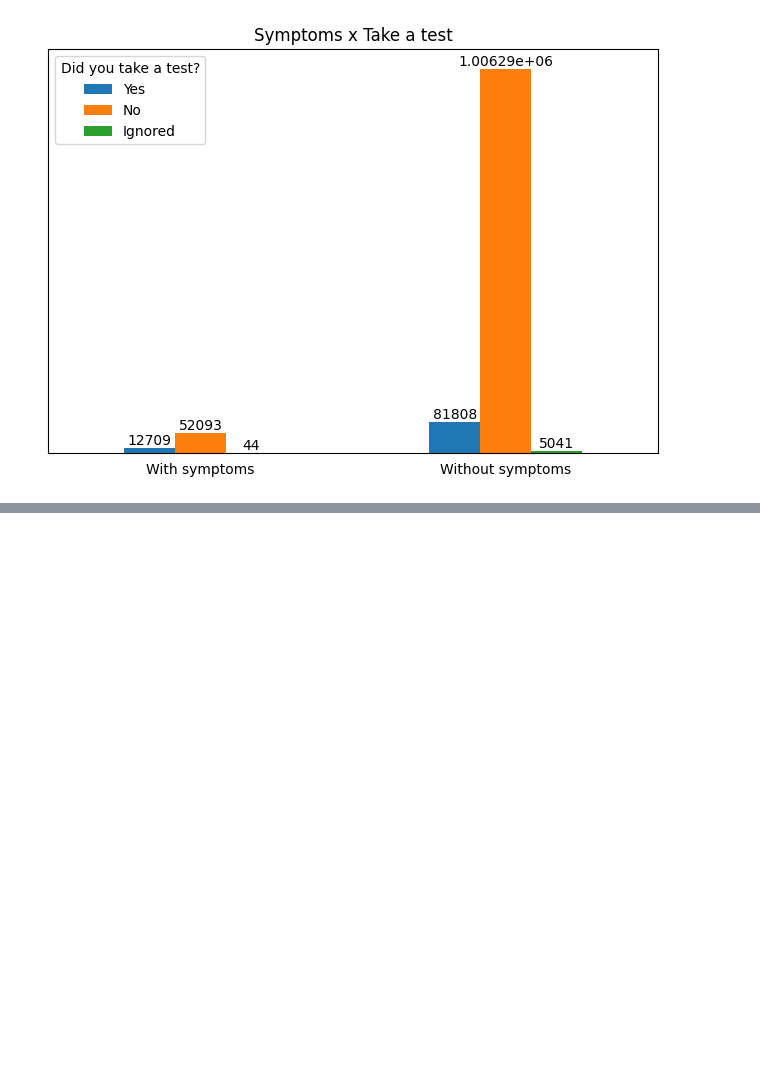
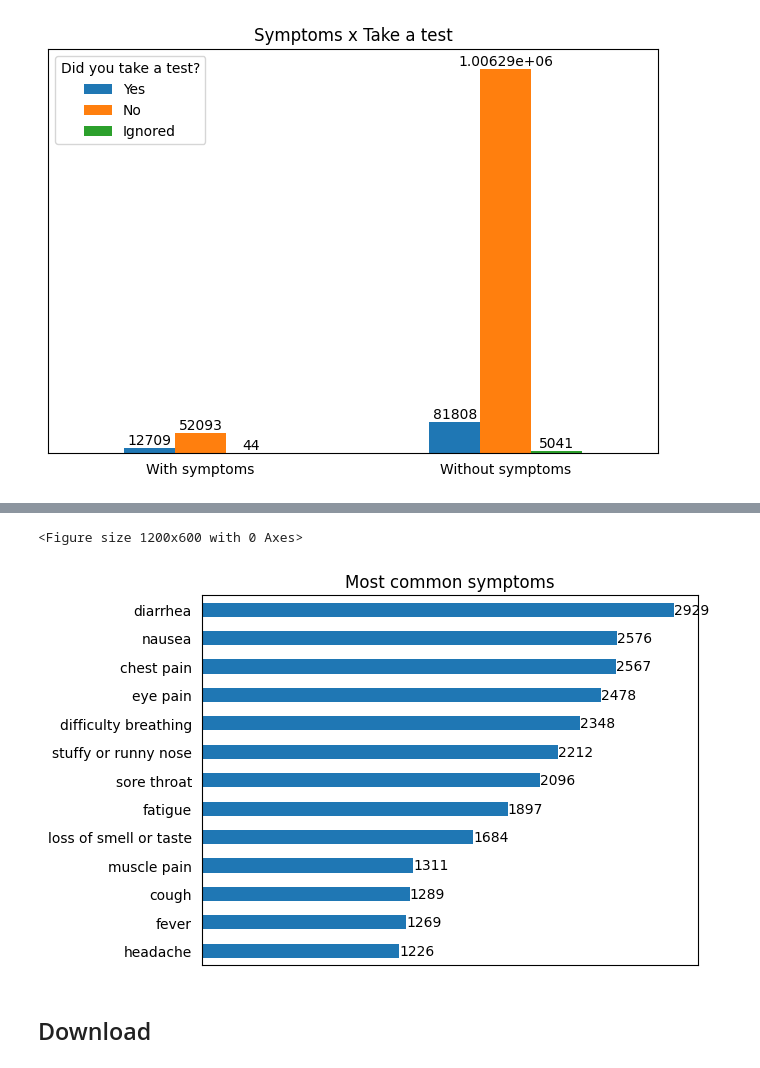
Before and after one commit to pathilink/HospAEinstein_test, a Jupyter notebook: notebook/pnad_eda.ipynb, the cells around one changed output, grey strips where cells are left out. Saved outputs shown, nothing was run; the diff lists cells and outputs as text; code cells hidden in the pictures; blank space fills up the shorter version.

Commit message:
Add symptons column

```diff
--- a/notebook/pnad_eda.ipynb
+++ b/notebook/pnad_eda.ipynb
@@ -1031,0 +1034,6 @@ plt.show()
+# %%
+covid_result = ['B009B', 'B009D', 'B009F']
+
+result_df['positive_test'] = result_df[covid_result].apply(lambda row: '1.0' in row.values, axis=1)
+
+result_df['positive_test'].sample(5)
@@ -1031,0 +1048,7 @@ plt.show()
+# %%
+columns_to_select = ['had_symptom', 'positive_test', 'B0011', 'B0012', 'B0013', 'B0014', 'B0015', 'B0016', 'B0017', 'B0018', 'B0019', 'B00110', 'B00111', 'B00112', 'B00113']
+filtered_df = result_df[columns_to_select]
+
+filtered_df = filtered_df.query('had_symptom == True & positive_test == True')
+
+filtered_df.sample(5)
@@ -1031,0 +1062,7 @@ plt.show()
+# %%
+# most common symptoms reported by people with positive cases
+count_ones = filtered_df[covid_symptoms].apply(lambda col: (col == '1').sum())
+
+count_ones_df = pd.DataFrame(count_ones, columns=['Total']).sort_values(by='Total', ascending=True)
+
+count_ones_df
@@ -1032,3 +1084,40 @@ plt.show()
+# %%
+plt.figure(figsize=(12, 6))
+ax=count_ones_df.plot(kind='barh', legend=False)
+
+plt.title('Most common symptoms')
+# labels
+for p in ax.patches:
+    ax.text(p.get_width() + 0.1, p.get_y() + p.get_height()/2,
+            f'{p.get_width()}',
+            va='center', ha='left')
+
+ax.set(xlabel=None)
+ax.set_xticklabels([])
+ax.tick_params(bottom=False, left=False)
+
+ax.set_yticklabels([
+'headache',               # 'B0015'
+'fever',                  # 'B0011'
+'cough',                  # 'B0012'
+'muscle pain',            # 'B00112'
+'loss of smell or taste', # 'B00111'
+'fatigue',                # 'B0019'
+'sore throat',            # 'B0013'
+'stuffy or runny nose',   # 'B0018'
+'difficulty breathing',   # 'B0014'
+'eye pain',               # 'B00110'
+'chest pain',             # 'B0016'
+'nausea',                 # 'B0017'
+'diarrhea',               # 'B00113'
+                    ])
+
+plt.show()
+# %% [output]
+<Figure size 1200x600 with 0 Axes>
+[figure, added]
+# %% [markdown]
+## Download
 # %%
 result_df.sample(5)
 # %% [output]
```
Also changed, not shown: parts of 10 cells of this notebook.
